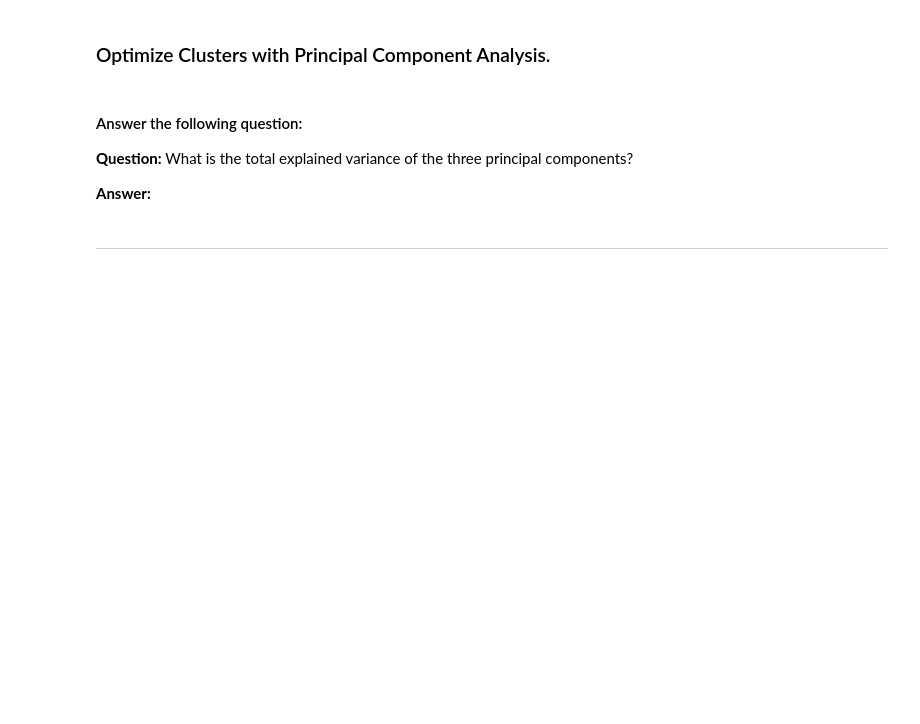
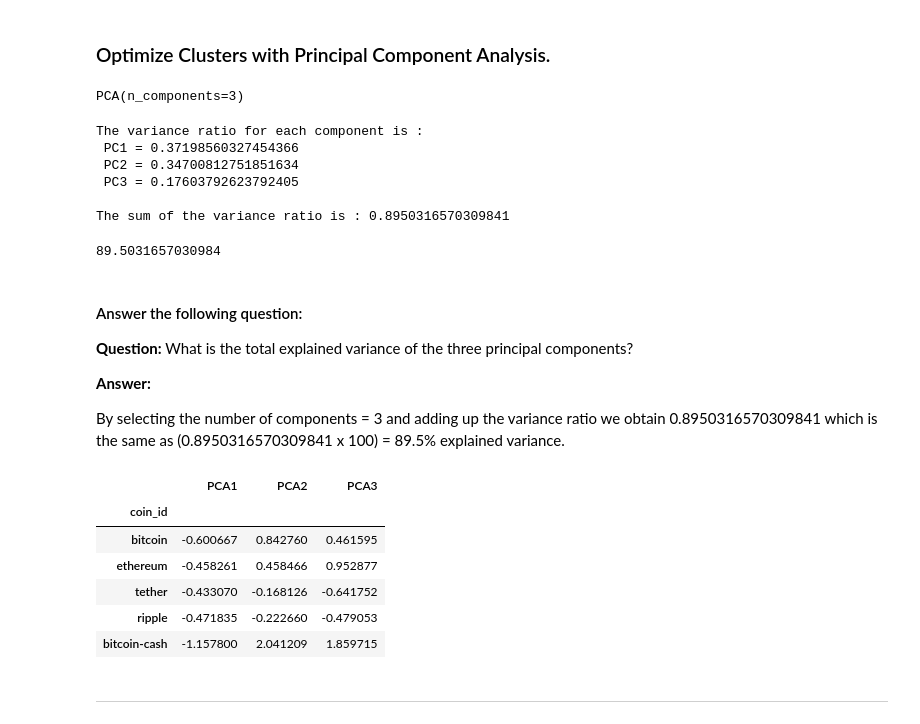
Before and after one commit to T800-101A/ML_CryptoClustering_Unsupervise, a Jupyter notebook: Crypto_Clustering_starter_code.ipynb, the cells around one changed output. Cells and saved outputs as stored; diff of their text form; code cells hidden in the pictures; blank space fills up the shorter version.

```diff
--- a/Crypto_Clustering_starter_code.ipynb
+++ b/Crypto_Clustering_starter_code.ipynb
@@ -197,6 +218,10 @@ scaled_data_scatter_plot
 ### Optimize Clusters with Principal Component Analysis.
 # %%
 # Create a PCA model instance and set `n_components=3`.
+pca = PCA(n_components = 3)
+pca
+# %% [output]
+PCA(n_components=3)
 # %%
 # Use the PCA model with `fit_transform` to reduce to
 # three principal components.
@@ -205,24 +229,51 @@ scaled_data_scatter_plot
 # %%
 # Retrieve the explained variance to determine how much information
 # can be attributed to each principal component.
+pc1,pc2,pc3 = pca.explained_variance_ratio_
+sum_var_ratio = sum(pca.explained_variance_ratio_)
+
+print(f'The variance ratio for each component is : \n PC1 = {pc1}\n PC2 = {pc2} \n PC3 = {pc3}')
+print(f'\nThe sum of the variance ratio is : {sum_var_ratio}')
+# %% [output]
+The variance ratio for each component is :
+ PC1 = 0.37198560327454366
+ PC2 = 0.34700812751851634
+ PC3 = 0.17603792623792405
+
+The sum of the variance ratio is : 0.8950316570309841
+# %%
+sum_var_ratio*100
+# %% [output]
+89.5031657030984
 # %% [markdown]
 #### Answer the following question:
 
-**Question:** What is the total explained variance of the three principal components?
+**Question:**
+        What is the total explained variance of the three principal components?
 
 **Answer:**
+
+By selecting the number of components = 3 and adding up the variance ratio we obtain 0.8950316570309841 which is the same as
+(0.8950316570309841 x 100) = 89.5% explained variance.
 # %%
 # Create a new DataFrame with the PCA data.
 
 # Creating a DataFrame with the PCA data
-
 # Copy the crypto names from the original data
-
-
 # Set the coinid column as index
-
-
 # Display sample data
+df_market_data_pca = pd.DataFrame(df_market_data_pca,
+                                  columns = ["PCA1", "PCA2", "PCA3"],
+                                  index = df_market_data_scaled.index)
+df_market_data_pca.head()
+# %% [output]
+|  | PCA1 | PCA2 | PCA3 |
+| coin_id |  |  |  |
+| bitcoin | -0.600667 | 0.842760 | 0.461595 |
+| ethereum | -0.458261 | 0.458466 | 0.952877 |
+| tether | -0.433070 | -0.168126 | -0.641752 |
+| ripple | -0.471835 | -0.222660 | -0.479053 |
+| bitcoin-cash | -1.157800 | 2.041209 | 1.859715 |
 # %% [markdown]
 ---
 # %% [markdown]
```
Also changed, not shown: parts of 15 cells of this notebook.
